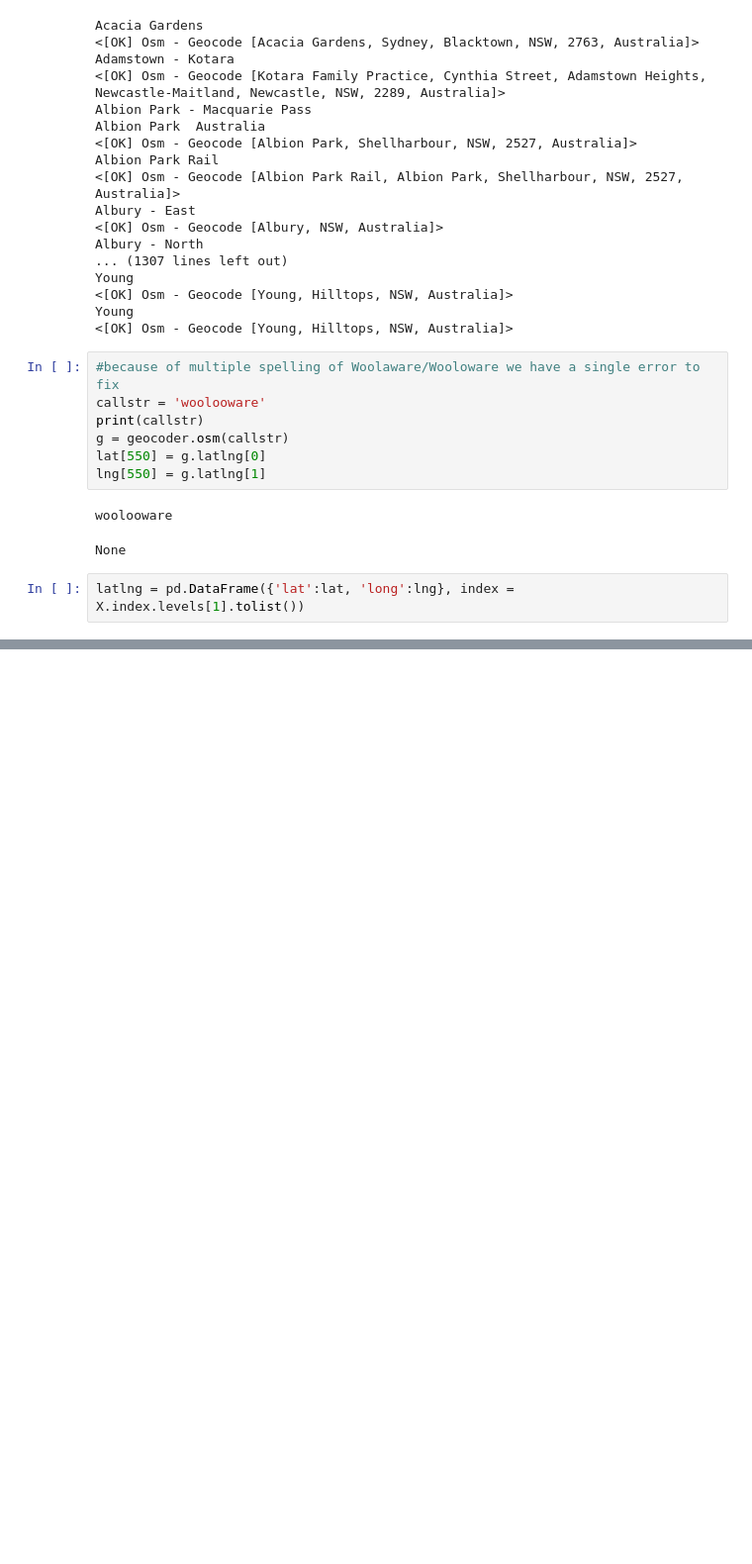
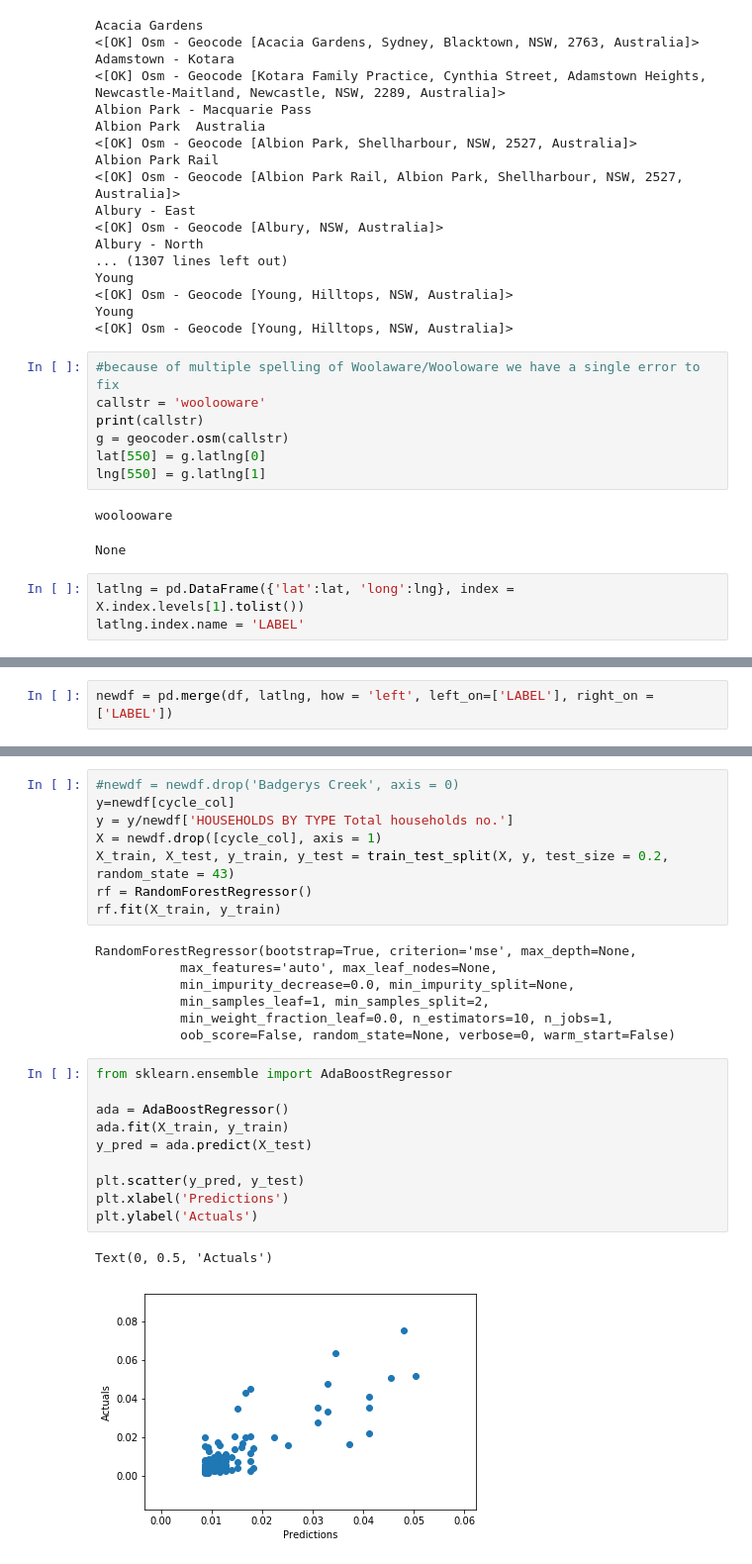
Before and after one commit to blkemp/ABS-Region-Data, a Jupyter notebook: Cycling.ipynb, the cells around one changed output, grey strips where cells are left out. Shown: that part at 99% size. Drawn from its saved outputs; the diff is of its cells as text; blank space fills up the shorter version.

```diff
--- a/Cycling.ipynb
+++ b/Cycling.ipynb
@@ -169,5 +197,6 @@ woolooware
 None
 # %%
 latlng = pd.DataFrame({'lat':lat, 'long':lng}, index = X.index.levels[1].tolist())
+latlng.index.name = 'LABEL'
 # %%
 latlng.to_csv('latlng.csv')
@@ -181,0 +226,2 @@ df.shape
+# %%
+newdf = pd.merge(df, latlng, how = 'left', left_on=['LABEL'], right_on = ['LABEL'])
@@ -181,0 +239,28 @@ df.shape
+# %%
+#newdf = newdf.drop('Badgerys Creek', axis = 0)
+y=newdf[cycle_col]
+y = y/newdf['HOUSEHOLDS BY TYPE Total households no.']
+X = newdf.drop([cycle_col], axis = 1)
+X_train, X_test, y_train, y_test = train_test_split(X, y, test_size = 0.2, random_state = 43)
+rf = RandomForestRegressor()
+rf.fit(X_train, y_train)
+# %% [output]
+RandomForestRegressor(bootstrap=True, criterion='mse', max_depth=None,
+           max_features='auto', max_leaf_nodes=None,
+           min_impurity_decrease=0.0, min_impurity_split=None,
+           min_samples_leaf=1, min_samples_split=2,
+           min_weight_fraction_leaf=0.0, n_estimators=10, n_jobs=1,
+           oob_score=False, random_state=None, verbose=0, warm_start=False)
+# %%
+from sklearn.ensemble import AdaBoostRegressor
+
+ada = AdaBoostRegressor()
+ada.fit(X_train, y_train)
+y_pred = ada.predict(X_test)
+
+plt.scatter(y_pred, y_test)
+plt.xlabel('Predictions')
+plt.ylabel('Actuals')
+# %% [output]
+Text(0, 0.5, 'Actuals')
+[figure, added]
```
Also changed, not shown: parts of 10 cells of this notebook.
